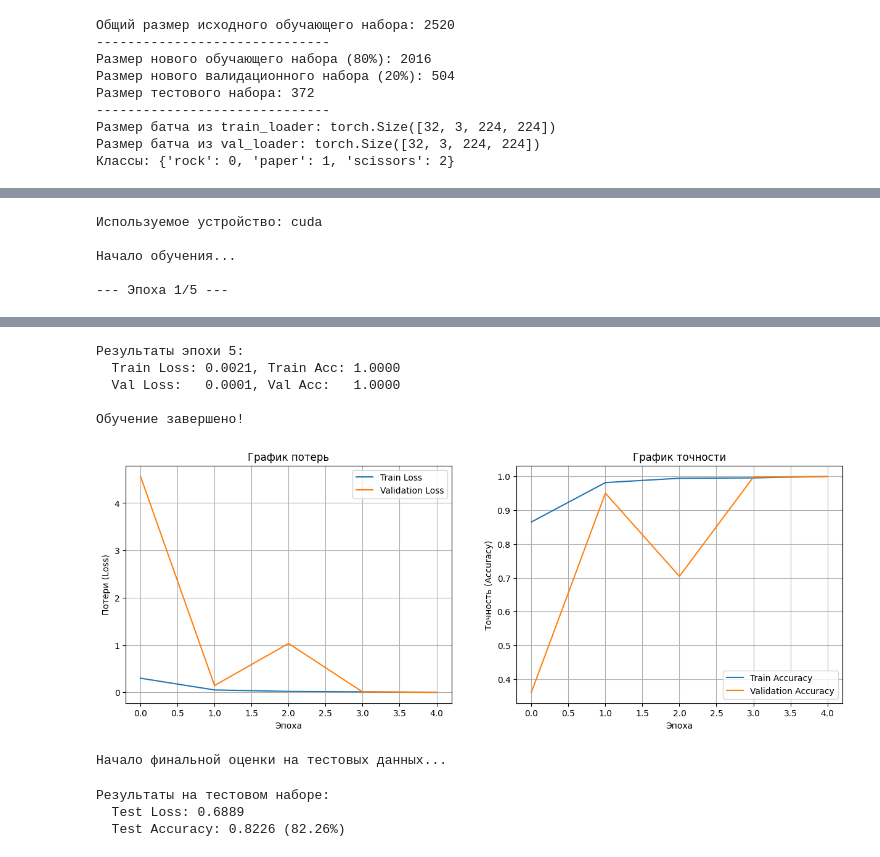
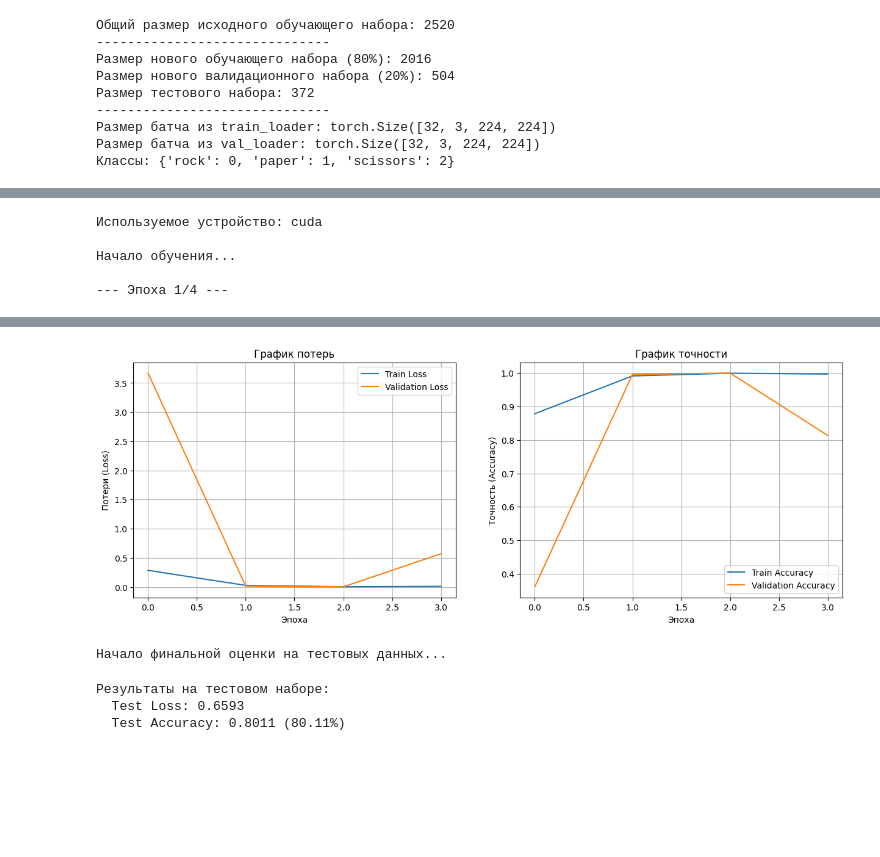
Before and after one commit to BardRimon/Study, a Jupyter notebook: CV/HW2_ImageClassification.ipynb, the cells around one changed output, grey strips where cells are left out. Saved outputs shown, nothing was run; the diff lists cells and outputs as text; code cells hidden in the pictures; blank space fills up the shorter version.

```diff
--- a/CV/HW2_ImageClassification.ipynb
+++ b/CV/HW2_ImageClassification.ipynb
@@ -254,8 +247,8 @@ from PIL import Image
 # --- 1. Определение путей и параметров ---
 
 # Основной путь к датасету
-BASE_PATH = '/root/.cache/kagglehub/datasets/sanikamal/rock-paper-scissors-dataset/versions/1/Rock-Paper-Scissors'
-
+# BASE_PATH = '/root/.cache/kagglehub/datasets/sanikamal/rock-paper-scissors-dataset/versions/1/Rock-Paper-Scissors'
+BASE_PATH = '/kaggle/input/rock-paper-scissors-dataset/Rock-Paper-Scissors'
 # Пути к папкам с данными
 # Нам больше не нужна отдельная папка для валидации
 train_dir = os.path.join(BASE_PATH, 'train')
@@ -404,7 +491,7 @@ criterion = nn.CrossEntropyLoss()
 optimizer = optim.Adam(model.parameters(), lr=0.001)
 
 # Количество эпох обучения
-NUM_EPOCHS = 5
+NUM_EPOCHS = 4
 
 
 # --- 2. Функция для одной эпохи обучения ---
@@ -544,5 +631,5 @@ print(f"  Test Accuracy: {test_acc:.4f} ({test_acc*100:.2f}%)")
 
 Начало обучения...
 
---- Эпоха 1/5 ---
+--- Эпоха 1/4 ---
 Результаты эпохи 1:
@@ -568,10 +655,5 @@ print(f"  Test Accuracy: {test_acc:.4f} ({test_acc*100:.2f}%)")
+[figure, new version]
-Результаты эпохи 5:
-  Train Loss: 0.0021, Train Acc: 1.0000
-  Val Loss:   0.0001, Val Acc:   1.0000
-
-Обучение завершено!
+Начало финальной оценки на тестовых данных...
-[figure, old version]
-Начало финальной оценки на тестовых данных...
+Результаты на тестовом наборе:
+  Test Loss: 0.6593
+  Test Accuracy: 0.8011 (80.11%)
-Результаты на тестовом наборе:
-  Test Loss: 0.6889
-  Test Accuracy: 0.8226 (82.26%)
```
Also changed, not shown: parts of 13 cells of this notebook.
